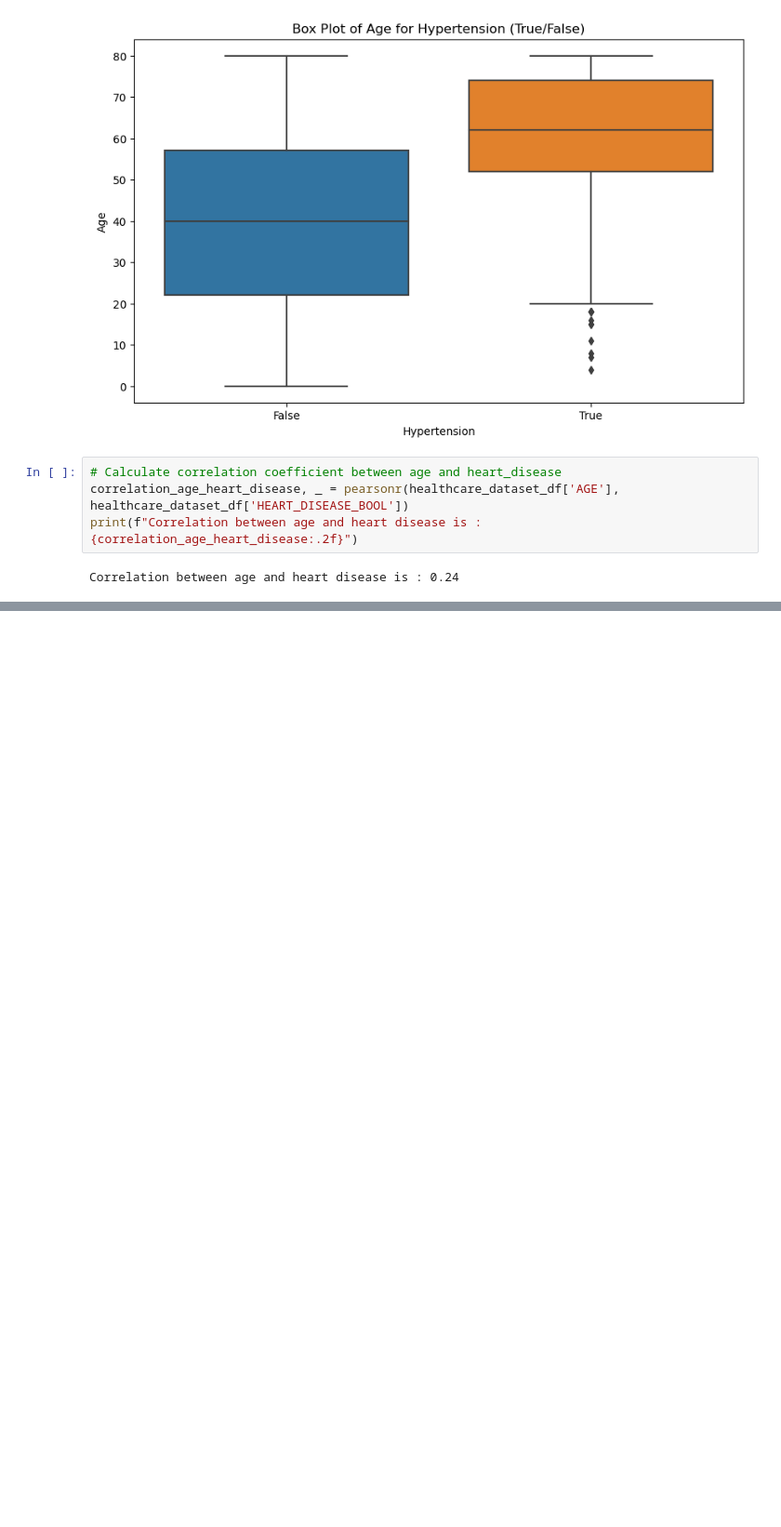
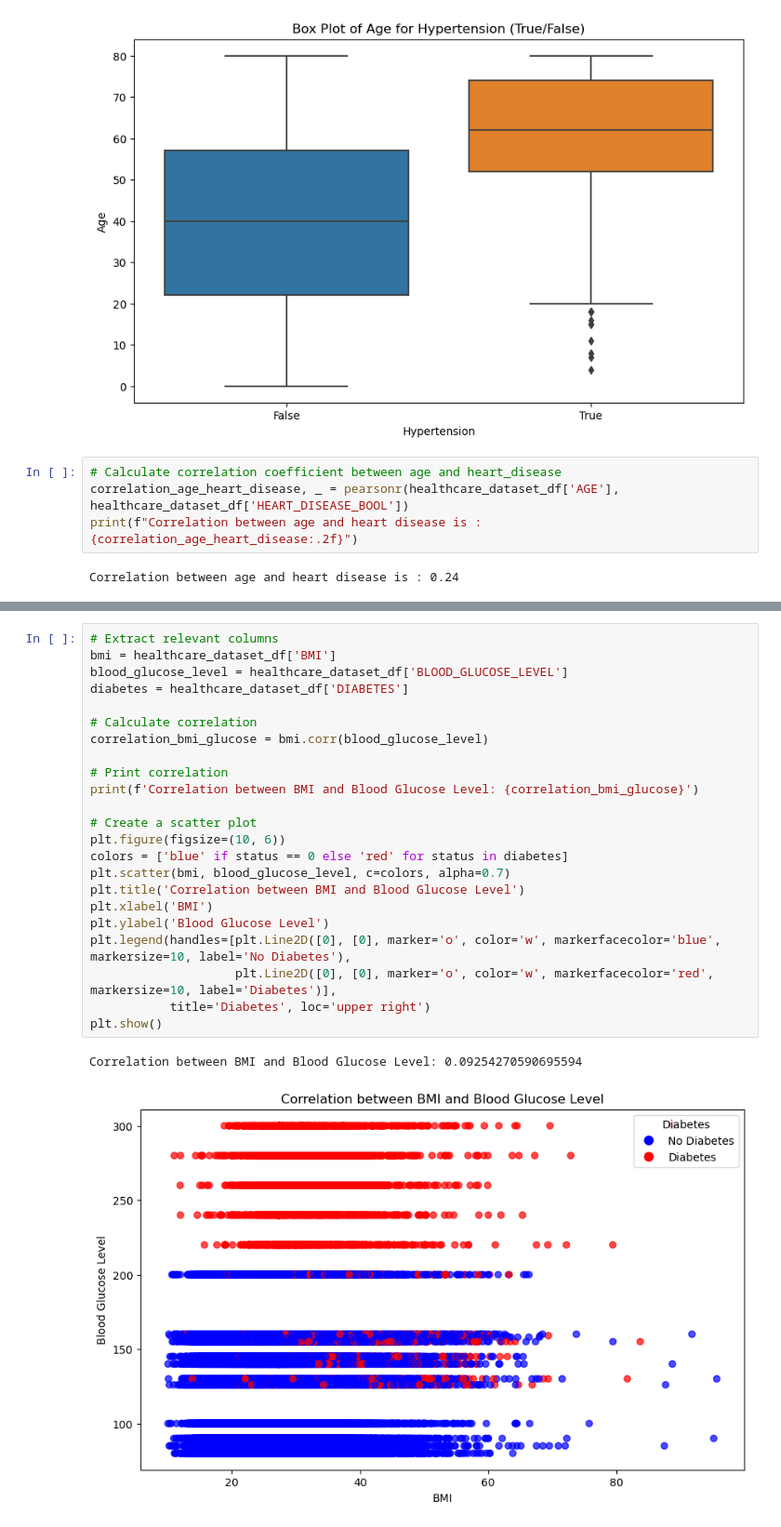
Before and after one commit to ktennant5378/Group-Project-1, a Jupyter notebook: PPP.ipynb, the cells around one changed output, grey strips where cells are left out. Shown: that part at 93% size. Drawn from its saved outputs; the diff is of its cells as text; blank space fills up the shorter version.

```diff
--- a/PPP.ipynb
+++ b/PPP.ipynb
@@ -98,3 +98,29 @@ plt.ylabel('Age')
 plt.show()
 # %% [output]
 [figure]
+# %%
+# Extract relevant columns
+bmi = healthcare_dataset_df['BMI']
+blood_glucose_level = healthcare_dataset_df['BLOOD_GLUCOSE_LEVEL']
+diabetes = healthcare_dataset_df['DIABETES']
+
+# Calculate correlation
+correlation_bmi_glucose = bmi.corr(blood_glucose_level)
+
+# Print correlation
+print(f'Correlation between BMI and Blood Glucose Level: {correlation_bmi_glucose}')
+
+# Create a scatter plot
+plt.figure(figsize=(10, 6))
+colors = ['blue' if status == 0 else 'red' for status in diabetes]
+plt.scatter(bmi, blood_glucose_level, c=colors, alpha=0.7)
+plt.title('Correlation between BMI and Blood Glucose Level')
+plt.xlabel('BMI')
+plt.ylabel('Blood Glucose Level')
+plt.legend(handles=[plt.Line2D([0], [0], marker='o', color='w', markerfacecolor='blue', markersize=10, label='No Diabetes'),
+                    plt.Line2D([0], [0], marker='o', color='w', markerfacecolor='red', markersize=10, label='Diabetes')],
+           title='Diabetes', loc='upper right')
+plt.show()
+# %% [output]
+Correlation between BMI and Blood Glucose Level: 0.09254270590695594
+[figure, added]
```
Also changed, not shown: parts of 3 cells of this notebook.
